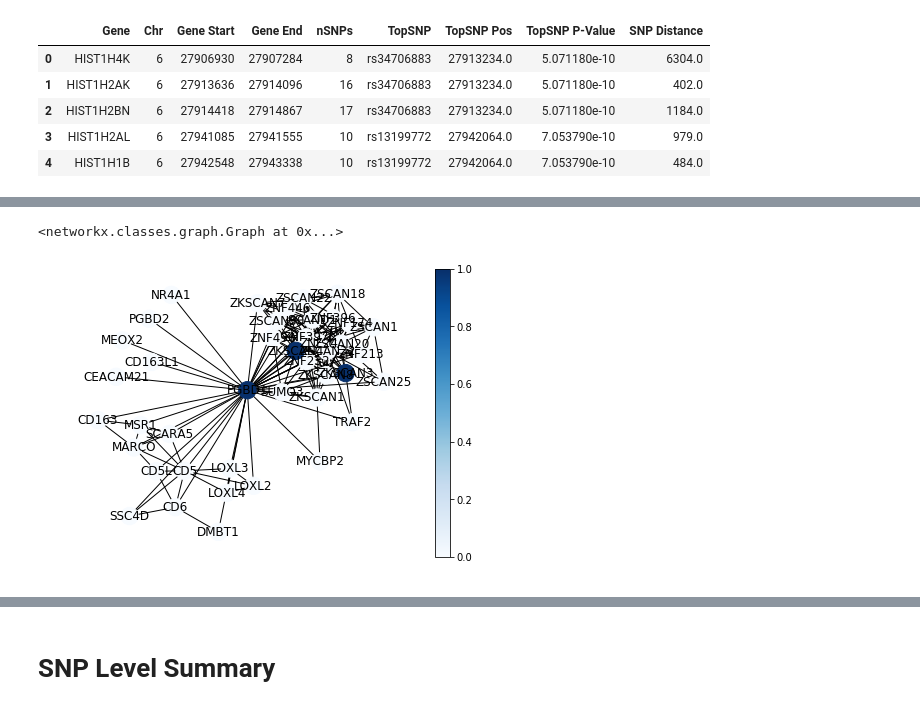
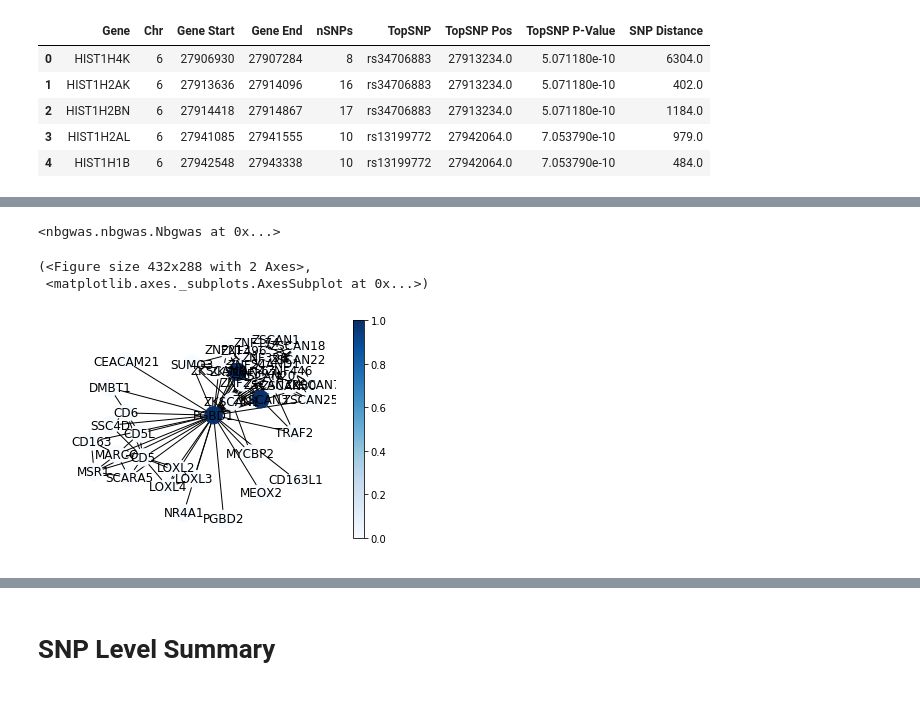
Before and after one commit to shfong/naga, a Jupyter notebook: notebooks/pipeline.ipynb, the cells around one changed output, grey strips where cells are left out. Saved outputs shown, nothing was run; the diff lists cells and outputs as text; code cells hidden in the pictures.

```diff
--- a/notebooks/pipeline.ipynb
+++ b/notebooks/pipeline.ipynb
@@ -87,6 +107,10 @@ g.boosted_pvalues.head()
-# %%
-g.annotate_network(values="Heat", inplace=True)
-g.view_subgraph('PGBD1', attributes="Heat")
-# %% [output]
-<networkx.classes.graph.Graph at 0x...>
-[figure, removed]
+# %%
+g.annotate_network(values="all")
+# %% [output]
+<nbgwas.nbgwas.Nbgwas at 0x...>
+# %%
+g.get_subgraph("PGBD1", name="PGBD1").view(name="PGBD1", attributes="Heat")
+# %% [output]
+(<Figure size 432x288 with 2 Axes>,
+ <matplotlib.axes._subplots.AxesSubplot at 0x...>)
+[figure, added]
```
Also changed, not shown: parts of 25 cells of this notebook, 1 other file.
